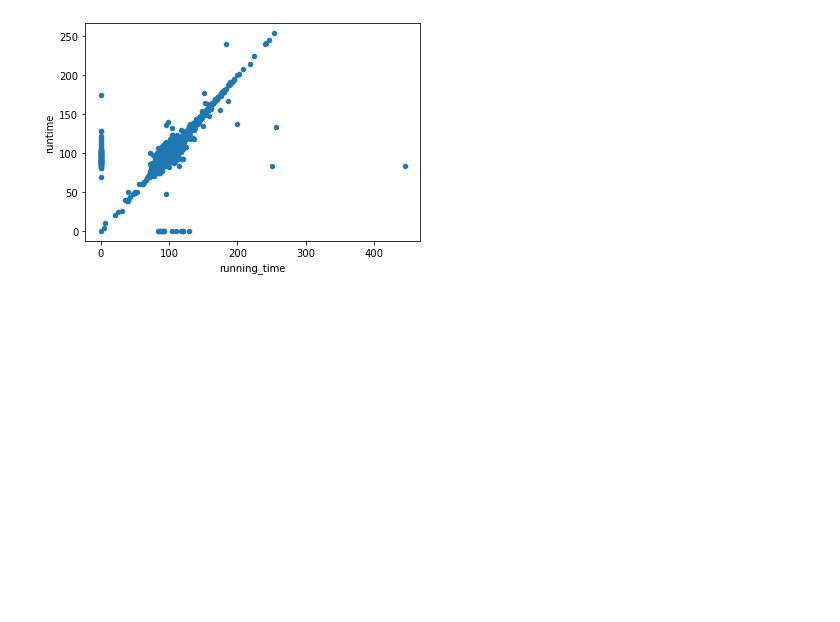
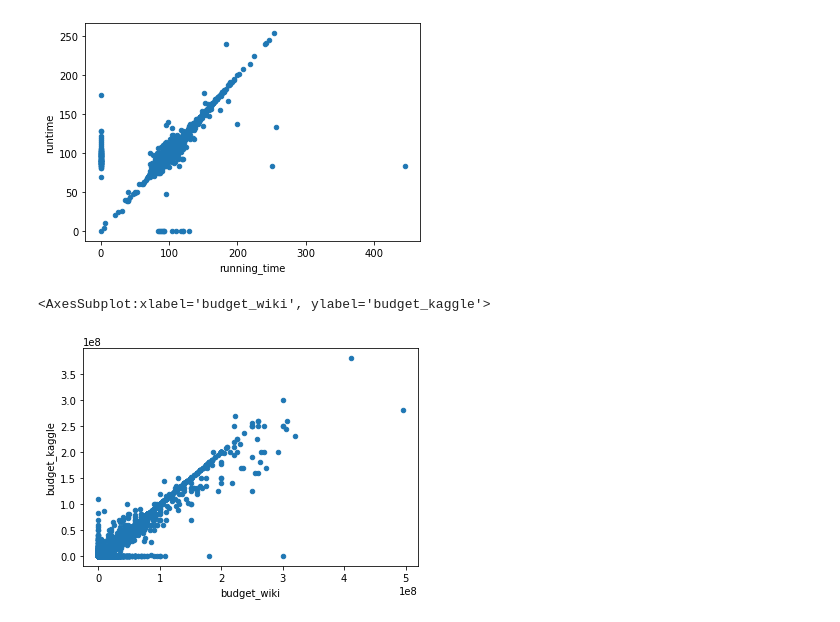
Before and after one commit to ecmorrow1/Movies-ETL, a Jupyter notebook: movies-etl.ipynb, the cells around one changed output. Saved outputs shown, nothing was run; the diff lists cells and outputs as text; code cells hidden in the pictures; blank space fills up the shorter version.

```diff
--- a/movies-etl.ipynb
+++ b/movies-etl.ipynb
@@ -996,4 +998,10 @@ movies_df.fillna(0).plot(x='running_time', y='runtime', kind='scatter')
 <AxesSubplot:xlabel='running_time', ylabel='runtime'>
 [figure]
 # %%
-# 8.4.1 Running time mergers
+# Scatter plot to compare budget data from wiki and kaggle
+movies_df.fillna(0).plot(x='budget_wiki',y='budget_kaggle', kind='scatter')
+
+# conclusion: keep kaggle data and fill in zeros with wikipedia data
+# %% [output]
+<AxesSubplot:xlabel='budget_wiki', ylabel='budget_kaggle'>
+[figure, added]
```
Also changed, not shown: parts of 19 cells of this notebook.
